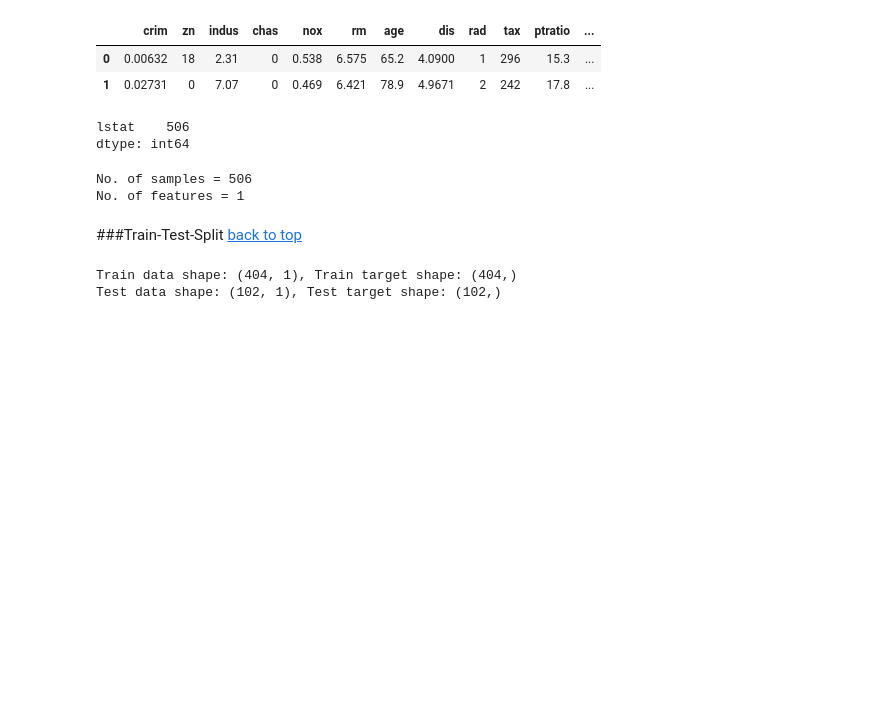
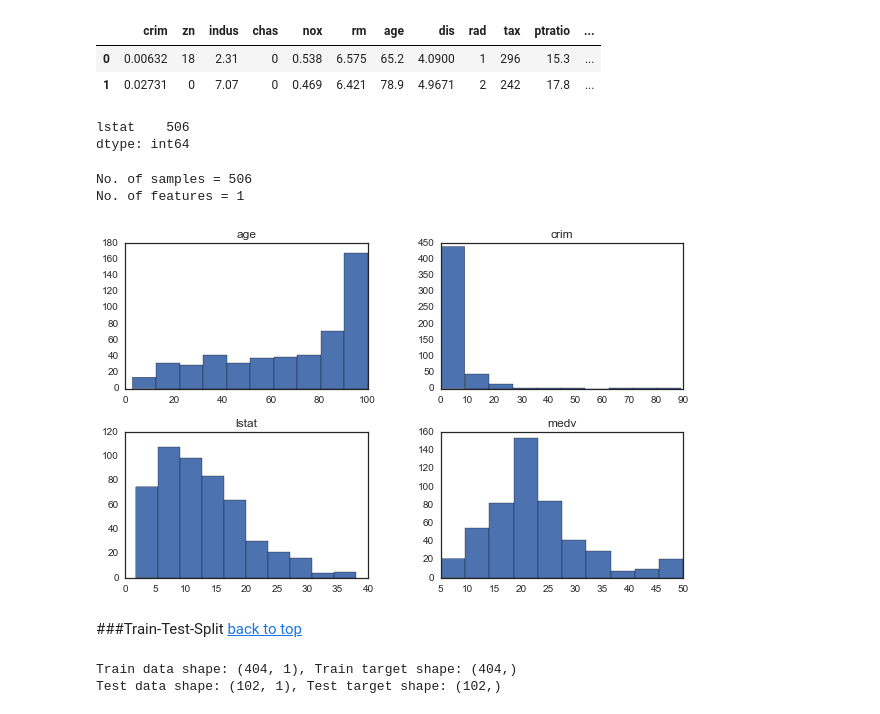
Before and after one commit to jthang/DataScienceLab, a Jupyter notebook: machine_learning/glm.ipynb, the cells around one changed output. Saved outputs shown, nothing was run; the diff lists cells and outputs as text; code cells hidden in the pictures; blank space fills up the shorter version.

```diff
--- a/machine_learning/glm.ipynb
+++ b/machine_learning/glm.ipynb
@@ -200,6 +200,10 @@ print("No. of features = %d" % n_features)
 # %% [output]
 No. of samples = 506
 No. of features = 1
+# %%
+df.hist(column=['medv', 'lstat', 'crim', 'age'], grid=False);
+# %% [output]
+[figure, added]
 # %% [markdown]
 ###Train-Test-Split
 [back to top](#contents)
```
